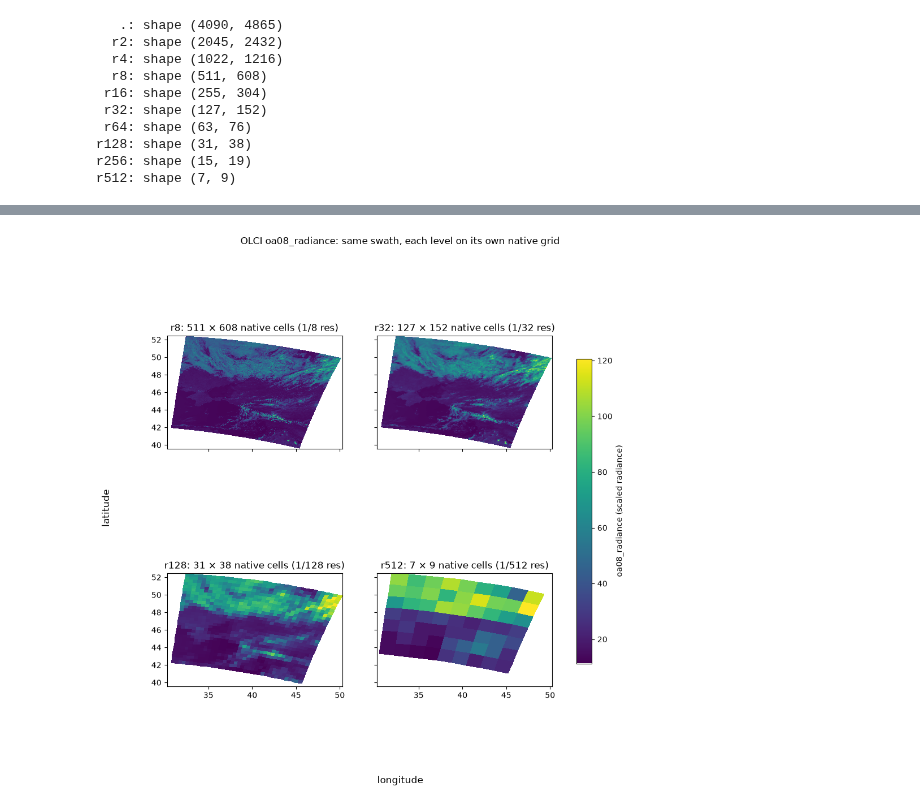
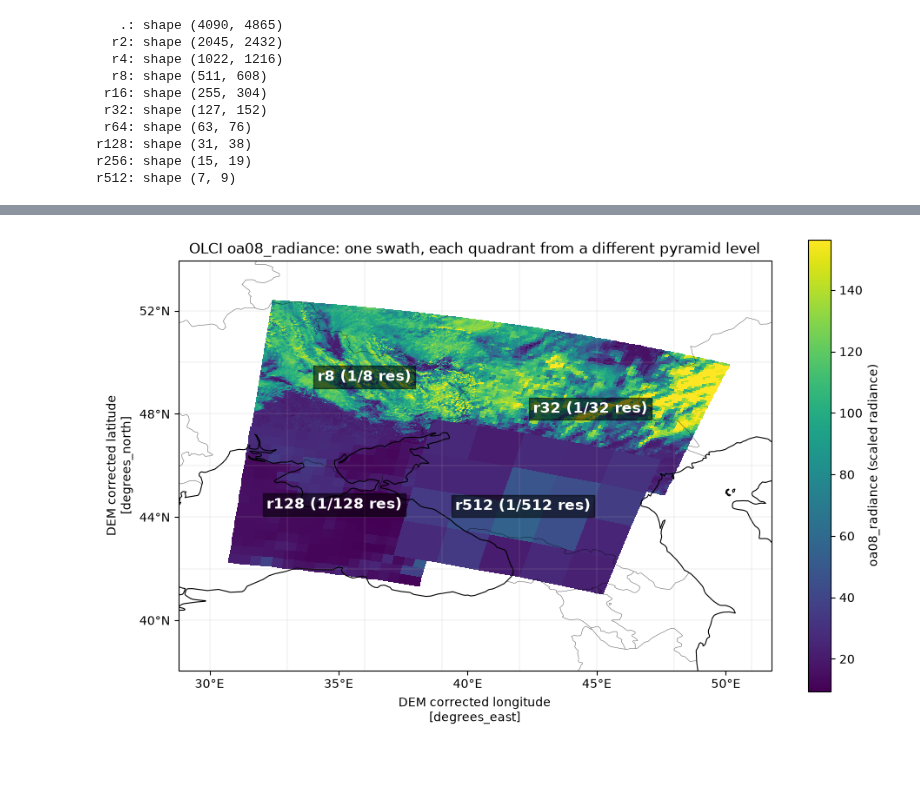
Before and after one commit to shollendEODC/data-model, a Jupyter notebook: docs/notebooks/sentinel3_olci_geozarr.ipynb, the cells around one changed output, grey strips where cells are left out. Cells and saved outputs as stored; diff of their text form; code cells hidden in the pictures; blank space fills up the shorter version.

```diff
--- a/docs/notebooks/sentinel3_olci_geozarr.ipynb
+++ b/docs/notebooks/sentinel3_olci_geozarr.ipynb
@@ -207,36 +209,83 @@ The finest levels (native, `r2`, `r4`) are stored identically but skipped
 here only because `pcolormesh` with millions of quads is slow to render; we
 pick four levels spanning the affordable range down to the coarsest.
 # %%
+import cartopy.crs as ccrs
+import cartopy.feature as cfeature
+from cartopy.mpl.ticker import LatitudeFormatter, LongitudeFormatter
+
 # Pick four levels: the finest that is still cheap to draw as quads, through
 # the coarsest available (deduplicated for small fixture inputs).
 MAX_CELLS = 600_000
 candidates = [lvl for lvl in levels if level_datasets[lvl][BAND].size <= MAX_CELLS]
 pick = sorted(set(np.linspace(0, len(candidates) - 1, 4).round().astype(int)))
-show_levels = [candidates[i] for i in pick]
-print("Levels shown:", show_levels)
+quad_levels = [candidates[i] for i in pick]
+print("Quadrant levels (finest → coarsest):", quad_levels)
 
-fig, axes = plt.subplots(2, 2, figsize=(11, 10), sharex=True, sharey=True)
-for ax in axes.flat[len(show_levels) :]:
-    ax.set_visible(False)
-for ax, lvl in zip(axes.flat, show_levels):
-    ds = level_datasets[lvl]
-    band = ds[BAND]
-    # This level's own coordinates: the native grid of the level.
-    mesh = ax.pcolormesh(
-        ds["longitude"],
-        ds["latitude"],
-        band,
+# Robust shared color scale from the finest level shown.
+finest = level_datasets[quad_levels[0]][BAND]
+vmin, vmax = (float(v) for v in finest.quantile([0.02, 0.98]))
+
+# Map extent from the finest level's coordinates, with a margin.
+pad = 1.5
+extent = [
+    float(level_datasets[quad_levels[0]]["longitude"].min()) - pad,
+    float(level_datasets[quad_levels[0]]["longitude"].max()) + pad,
+    float(level_datasets[quad_levels[0]]["latitude"].min()) - pad,
+    float(level_datasets[quad_levels[0]]["latitude"].max()) + pad,
+]
+
+fig = plt.figure(figsize=(11, 9))
+ax = plt.axes(projection=ccrs.PlateCarree())
+ax.set_extent(extent, crs=ccrs.PlateCarree())
+
+# One level per swath quadrant (row half × column half of the pixel grid).
+quadrants = [(0, 0), (0, 1), (1, 0), (1, 1)]
+for lvl, (row_half, col_half) in zip(quad_levels, quadrants):
+    band = level_datasets[lvl][BAND]
+    nr, nc = band.sizes["rows"], band.sizes["columns"]
+    piece = band.isel(
+        rows=slice(0, nr // 2) if row_half == 0 else slice(nr // 2, None),
+        columns=slice(0, nc // 2) if col_half == 0 else slice(nc // 2, None),
+    )
+    # xarray draws the curvilinear quads straight from the level's own
+    # 2-D centroid coordinates — nothing is resampled.
+    mesh = piece.plot.pcolormesh(
+        x="longitude",
+        y="latitude",
+        ax=ax,
+        transform=ccrs.PlateCarree(),
+        vmin=vmin,
+        vmax=vmax,
         cmap="viridis",
         shading="nearest",
+        add_colorbar=False,
         rasterized=True,
     )
     res = 1 if lvl == "." else int(lvl[1:])
-    name = "native" if lvl == "." else lvl
-    ax.set_title(f"{name}: {band.shape[0]} × {band.shape[1]} native cells (1/{res} res)")
-    ax.set_aspect("equal")
-fig.supxlabel("longitude")
-fig.supylabel("latitude")
-fig.colorbar(mesh, ax=axes, shrink=0.7, label=f"{BAND} (scaled radiance)")
-fig.suptitle(f"OLCI {BAND}: same swath, each level on its own native grid")
+    ax.text(
+        float(piece["longitude"].mean()),
+        float(piece["latitude"].mean()),
+        f"{lvl} (1/{res} res)",
+        transform=ccrs.PlateCarree(),
+        ha="center",
+        va="center",
+        fontsize=12,
+        fontweight="bold",
+        color="white",
+        bbox={"facecolor": "black", "alpha": 0.55, "pad": 3},
+    )
+
+ax.coastlines(resolution="50m", linewidth=0.8)
+ax.add_feature(cfeature.BORDERS, linewidth=0.4, alpha=0.6)
+# Label lat/lon with explicit ticks: cartopy's gridline auto-labels
+# (draw_labels=True) blank the GeoAxes when a colorbar is added
+# (cartopy 0.25 / matplotlib 3.11 incompatibility).
+ax.gridlines(draw_labels=False, linewidth=0.3, alpha=0.5)
+ax.set_xticks(np.arange(np.ceil(extent[0] / 5) * 5, extent[1], 5), crs=ccrs.PlateCarree())
+ax.set_yticks(np.arange(np.ceil(extent[2] / 4) * 4, extent[3], 4), crs=ccrs.PlateCarree())
+ax.xaxis.set_major_formatter(LongitudeFormatter())
+ax.yaxis.set_major_formatter(LatitudeFormatter())
+fig.colorbar(mesh, ax=ax, shrink=0.75, label=f"{BAND} (scaled radiance)")
+ax.set_title(f"OLCI {BAND}: one swath, each quadrant from a different pyramid level")
 plt.show()
 # %% [output]
@@ -244,2 +293,2 @@ Levels shown: ['r8', 'r32', 'r128', 'r512']
-[figure, old version]
+[figure, new version]
 # %% [markdown]
```
Also changed, not shown: parts of 5 cells of this notebook, 2 other files.
